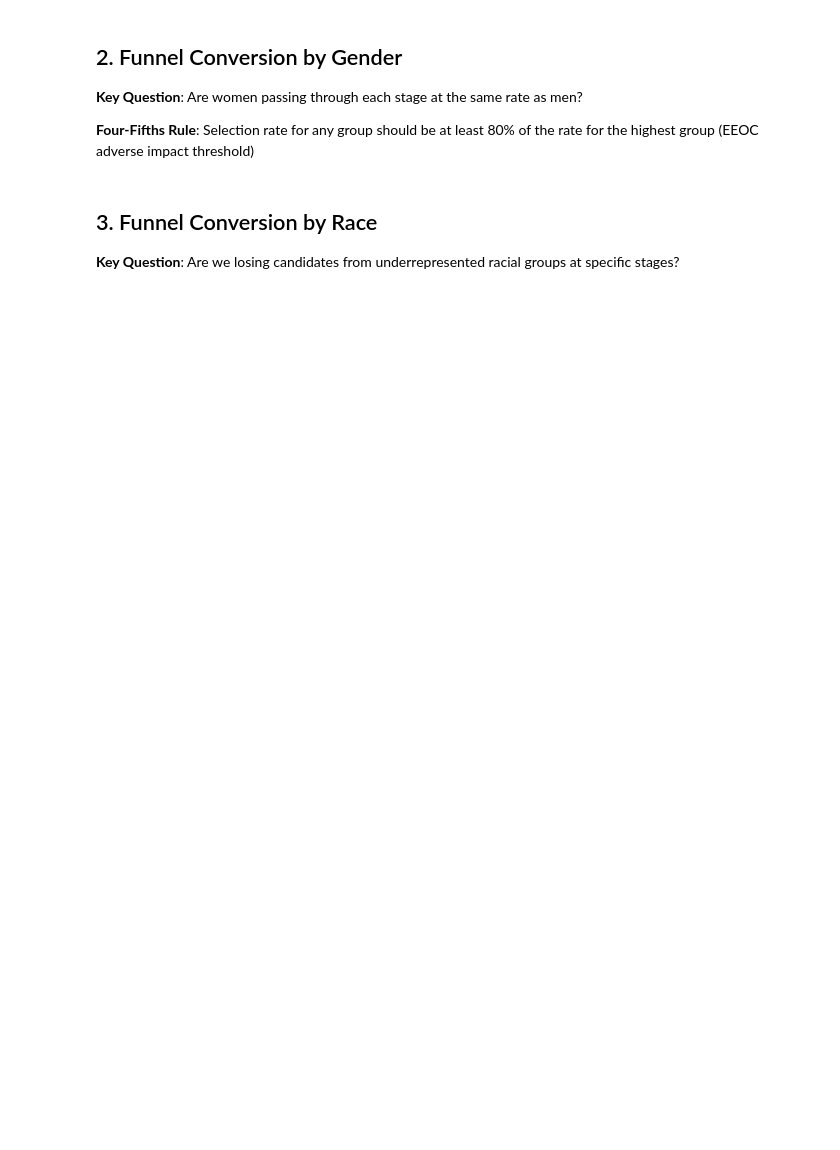
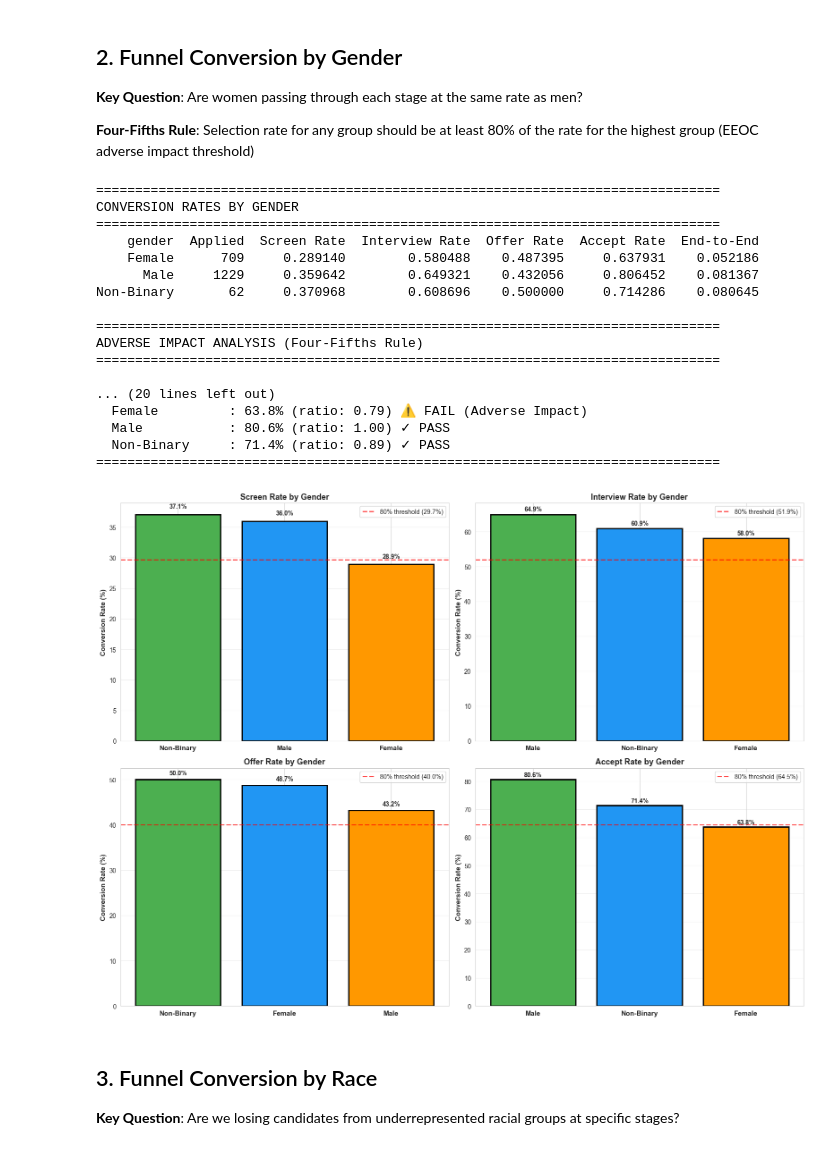
Before and after one commit to Jessmatth/People_Analytics, a Jupyter notebook: 06_Inclusion/notebooks/01_hiring_funnel_equity.ipynb, the cells around one changed output. Cells and saved outputs as stored; diff of their text form; code cells hidden in the pictures; blank space fills up the shorter version.

```diff
--- a/06_Inclusion/notebooks/01_hiring_funnel_equity.ipynb
+++ b/06_Inclusion/notebooks/01_hiring_funnel_equity.ipynb
@@ -120,7 +141,10 @@ def calculate_stage_rates(df, demographic_col):
             'Interview Rate': interview_rate,
             'Offer Rate': offer_rate,
             'Accept Rate': accept_rate,
-            'End-to-End': (screened / applied) * (interviewed / screened if screened > 0 else 0) * \n                          (offered / interviewed if interviewed > 0 else 0) * \n                          (accepted / offered if offered > 0 else 0)
+            'End-to-End': ((screened / applied) *
+                          (interviewed / screened if screened > 0 else 0) *
+                          (offered / interviewed if interviewed > 0 else 0) *
+                          (accepted / offered if offered > 0 else 0))
         })
 
     return pd.DataFrame(results)
@@ -155,34 +179,53 @@ stages_to_plot = ['Screen Rate', 'Interview Rate', 'Offer Rate', 'Accept Rate']
 
 for idx, stage in enumerate(stages_to_plot):
     ax = axes[idx // 2, idx % 2]
 
     # Sort by rate for better visualization
     plot_data = gender_rates.sort_values(stage, ascending=False)
 
     bars = ax.bar(range(len(plot_data)), plot_data[stage]*100,
                    color=['#4CAF50', '#2196F3', '#FF9800'],
-                   edgecolor='black', linewidth=2)
+                  edgecolor='black', linewidth=2)
 
     ax.set_xticks(range(len(plot_data)))
     ax.set_xticklabels(plot_data['gender'], fontsize=11, fontweight='bold')
     ax.set_ylabel('Conversion Rate (%)', fontsize=11, fontweight='bold')
     ax.set_title(f'{stage} by Gender', fontsize=13, fontweight='bold')
     ax.grid(True, alpha=0.3, axis='y')
 
     # Add 80% threshold line
     max_rate = plot_data[stage].max() * 100
     threshold = max_rate * 0.80
     ax.axhline(threshold, color='red', linestyle='--', linewidth=2,
                label=f'80% threshold ({threshold:.1f}%)', alpha=0.7)
     ax.legend(loc='upper right')
 
     # Add value labels
     for i, (bar, val) in enumerate(zip(bars, plot_data[stage]*100)):
         ax.text(bar.get_x() + bar.get_width()/2, val + 1, f'{val:.1f}%',
                 ha='center', fontweight='bold', fontsize=10)
 
 plt.tight_layout()
 plt.show()
+# %% [output]
+================================================================================
+CONVERSION RATES BY GENDER
+================================================================================
+    gender  Applied  Screen Rate  Interview Rate  Offer Rate  Accept Rate  End-to-End
+    Female      709     0.289140        0.580488    0.487395     0.637931    0.052186
+      Male     1229     0.359642        0.649321    0.432056     0.806452    0.081367
+Non-Binary       62     0.370968        0.608696    0.500000     0.714286    0.080645
+
+================================================================================
+ADVERSE IMPACT ANALYSIS (Four-Fifths Rule)
+================================================================================
+
+... (20 lines left out)
+  Female         : 63.8% (ratio: 0.79) ⚠ FAIL (Adverse Impact)
+  Male           : 80.6% (ratio: 1.00) ✓ PASS
+  Non-Binary     : 71.4% (ratio: 0.89) ✓ PASS
+================================================================================
+[figure, added]
 # %% [markdown]
 ## 3. Funnel Conversion by Race
 
```
Also changed, not shown: parts of 5 cells of this notebook, 27 other files.
